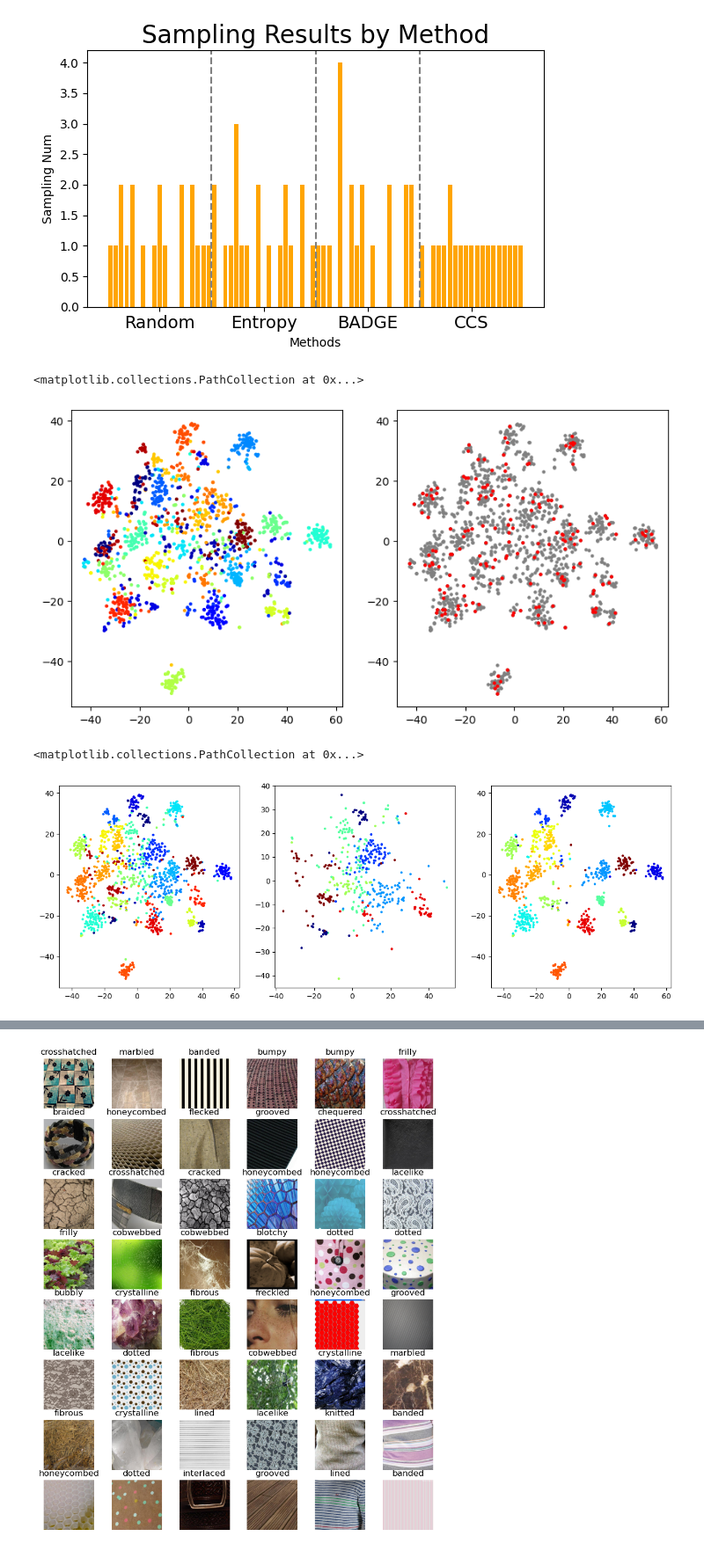
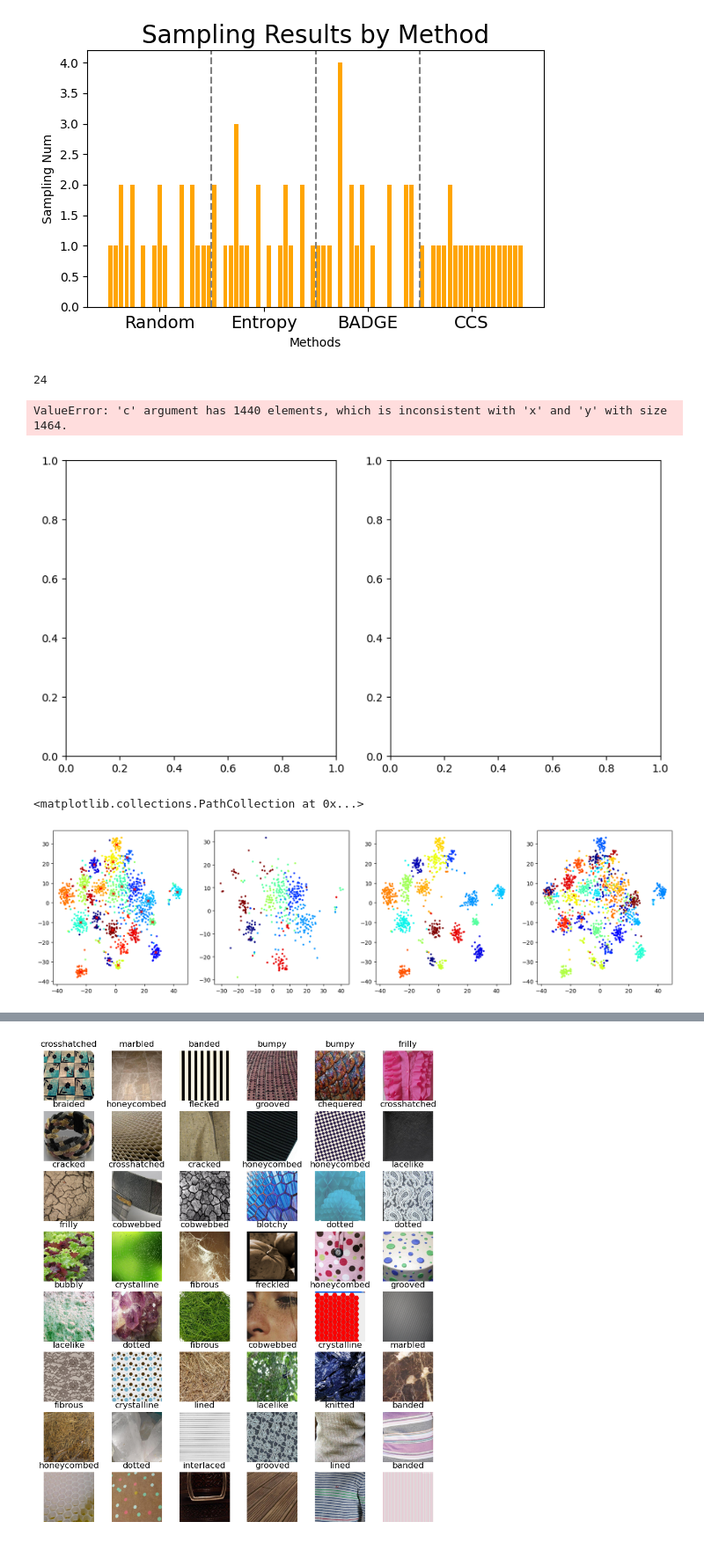
Before and after one commit to azukichunchun/pcb, a Jupyter notebook: analysis.ipynb, the cells around one changed output, grey strips where cells are left out. Shown at 88% size. Drawn from its saved outputs; the diff is of its cells as text; code cells hidden in the pictures.

```diff
--- a/analysis.ipynb
+++ b/analysis.ipynb
@@ -317,9 +317,19 @@ img_features = np.array(img_features)
 img_labels = torch.stack(img_labels).squeeze().detach().cpu().numpy()
 img_paths = np.array(img_paths)
 
+kmeans = KMeans(n_clusters=n_clusters, random_state=42)
+kmeans.fit(img_features)
+
+centers = kmeans.cluster_centers_
+print(len(centers))
+
+silhouette_values = silhouette_samples(img_features, kmeans.labels_)
+
 # t-SNE
+features = np.vstack([img_features, centers])
+
 tsne = TSNE(n_components=2, random_state=42)
-X_tsne = tsne.fit_transform(img_features)
+X_tsne = tsne.fit_transform(features)
 
 # plot
 sample_idx = []
@@ -332,32 +342,35 @@ ax[0].scatter(X_tsne[:, 0], X_tsne[:, 1], s=5, c=img_labels ,cmap='jet')
 ax[1].scatter(X_tsne[:, 0], X_tsne[:, 1], s=5, c="gray")
 ax[1].scatter(X_tsne[sample_idx, 0], X_tsne[sample_idx, 1], s=5, c="red")
 # %% [output]
-<matplotlib.collections.PathCollection at 0x...>
+24
+ValueError: 'c' argument has 1440 elements, which is inconsistent with 'x' and 'y' with size 1464.
-[figure, old version]
+[figure, new version]
 # %%
 from sklearn.cluster import KMeans
 from sklearn.metrics import silhouette_samples
 
 n_clusters = 24
 
-kmeans = KMeans(n_clusters=n_clusters, random_state=42)
-kmeans.fit(img_features)
-
-silhouette_values = silhouette_samples(img_features, kmeans.labels_)
+X = X_tsne[:-len(centers)]
+c = X_tsne[-len(centers):]
 
 # 各クラスタ毎に色分けし可視化
-fig, ax = plt.subplots(1, 3, figsize=(15, 5))
-ax[0].scatter(X_tsne[:, 0], X_tsne[:, 1], s=5, c=kmeans.labels_, cmap='jet')
+fig, ax = plt.subplots(1, 4, figsize=(20, 5))
+ax[0].scatter(X[:, 0], X[:, 1], s=5, c=kmeans.labels_, cmap='jet')
+# 各クラスタの中心をプロット
+ax[0].scatter(c[:, 0], c[:, 1], s=20, c='red', marker='x')
 
 # シルエットスコアが0.5以上のクラスタのみを可視化
 cluster_silhouette_scores = {i: silhouette_values[kmeans.labels_ == i].mean() for i in range(n_clusters)}
 low_silhouette_clusters = [k for k, v in cluster_silhouette_scores.items() if v <= 0.05]
 low_silhouette_idx = np.where(np.isin(kmeans.labels_, low_silhouette_clusters))[0]
-ax[1].scatter(X_tsne[low_silhouette_idx, 0], X_tsne[low_silhouette_idx, 1], s=5, c=kmeans.labels_[low_silhouette_idx], cmap='jet')
+ax[1].scatter(X[low_silhouette_idx, 0], X[low_silhouette_idx, 1], s=5, c=kmeans.labels_[low_silhouette_idx], cmap='jet')
 
 high_silhouette_clusters = [k for k, v in cluster_silhouette_scores.items() if v > 0.05]
 high_silhouette_idx = np.where(np.isin(kmeans.labels_, high_silhouette_clusters))[0]
-ax[2].scatter(X_tsne[high_silhouette_idx, 0], X_tsne[high_silhouette_idx, 1], s=5, c=kmeans.labels_[high_silhouette_idx], cmap='jet')
+ax[2].scatter(X[high_silhouette_idx, 0], X[high_silhouette_idx, 1], s=5, c=kmeans.labels_[high_silhouette_idx], cmap='jet')
+
+ax[3].scatter(X[:, 0], X[:, 1], s=5, c=img_labels ,cmap='jet')
 # %% [output]
 <matplotlib.collections.PathCollection at 0x...>
-[figure, old version]
+[figure, new version]
```
Also changed, not shown: parts of 1 cell of this notebook, 9 other files.
